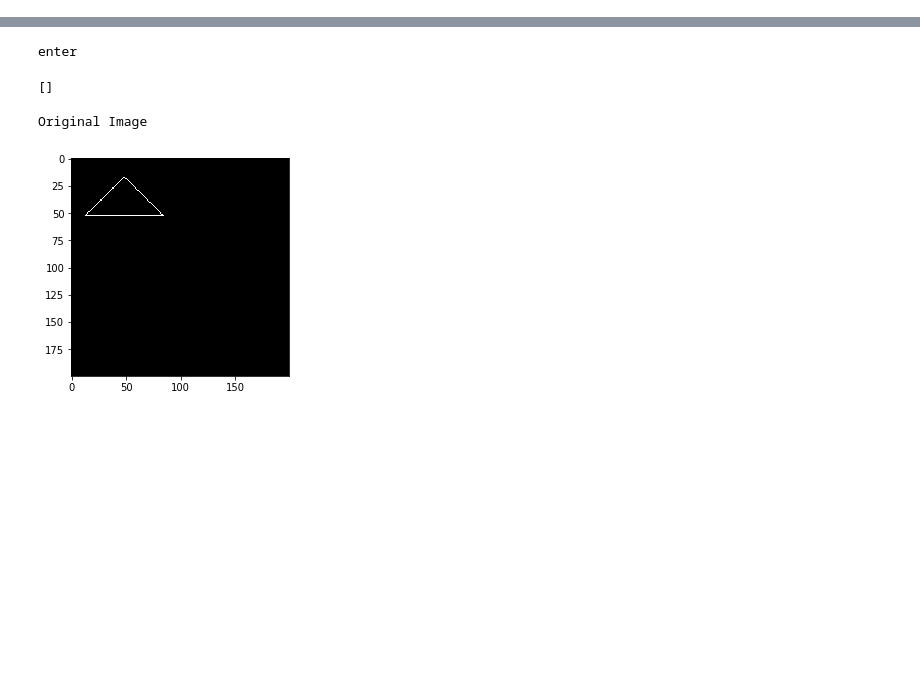
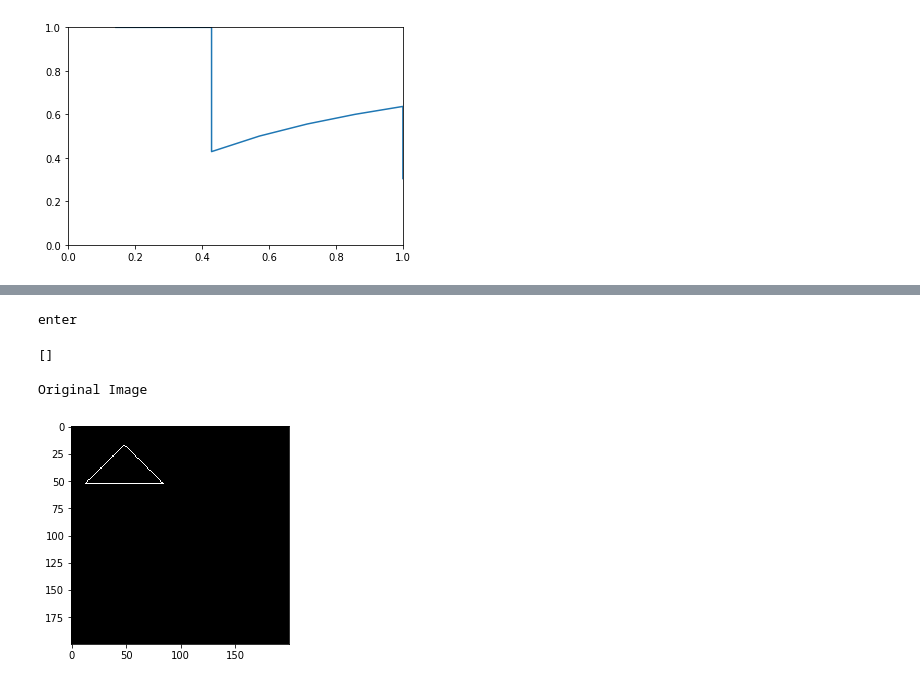
Before and after one commit to Tirore96/CBIR, a Jupyter notebook: ToyExample.ipynb, the cells around one changed output, grey strips where cells are left out. Drawn from its saved outputs; the diff is of its cells as text; code cells hidden in the pictures; blank space fills up the shorter version.

```diff
--- a/ToyExample.ipynb
+++ b/ToyExample.ipynb
@@ -16,0 +68,8 @@ NameError: name 'ImageFinder' is not defined
+# %%
+import matplotlib.pyplot as plt
+plt.axis([0,1,0,1])
+plt.plot(r,p)
+plt.show()
+#train_data,train_labels,test_data,test_labels = b.makeBatch()
+# %% [output]
+[figure, added]
```
Also changed, not shown: parts of 17 cells of this notebook, 12 other files.
